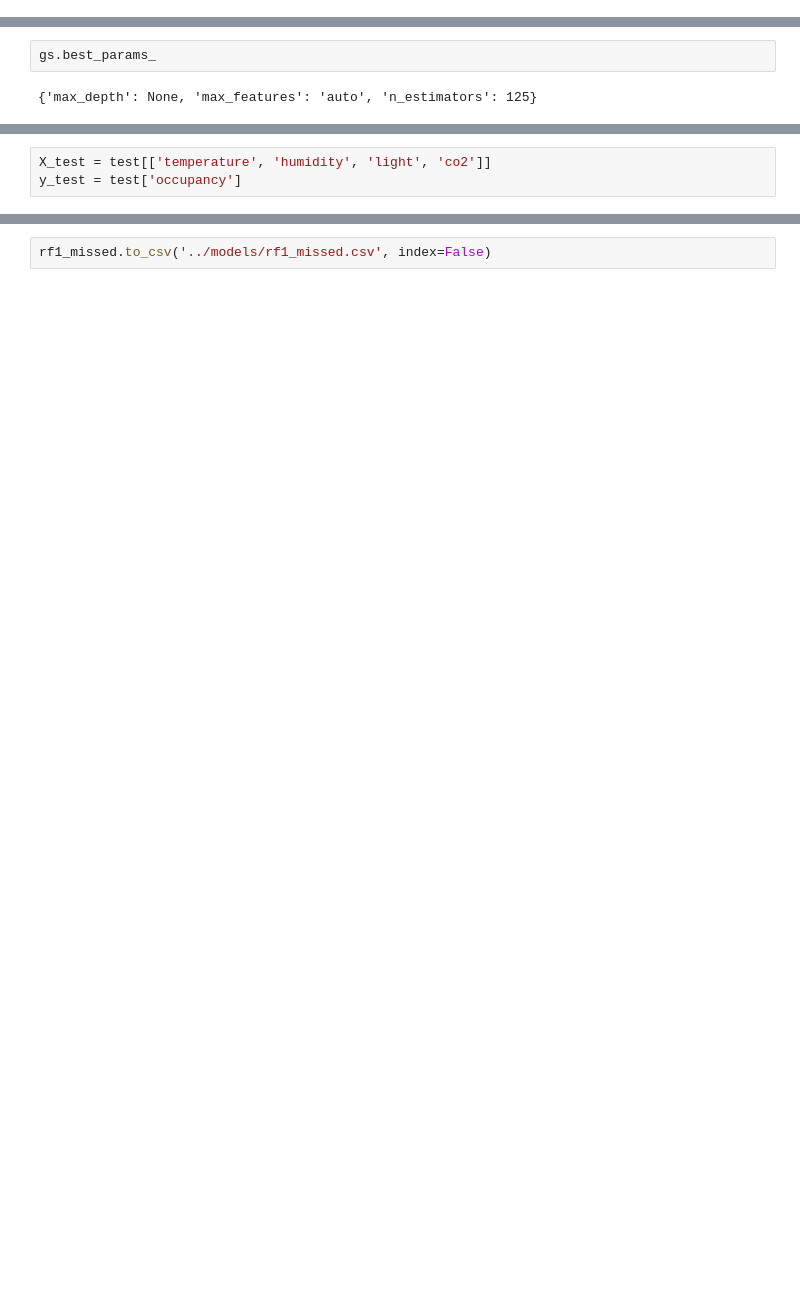
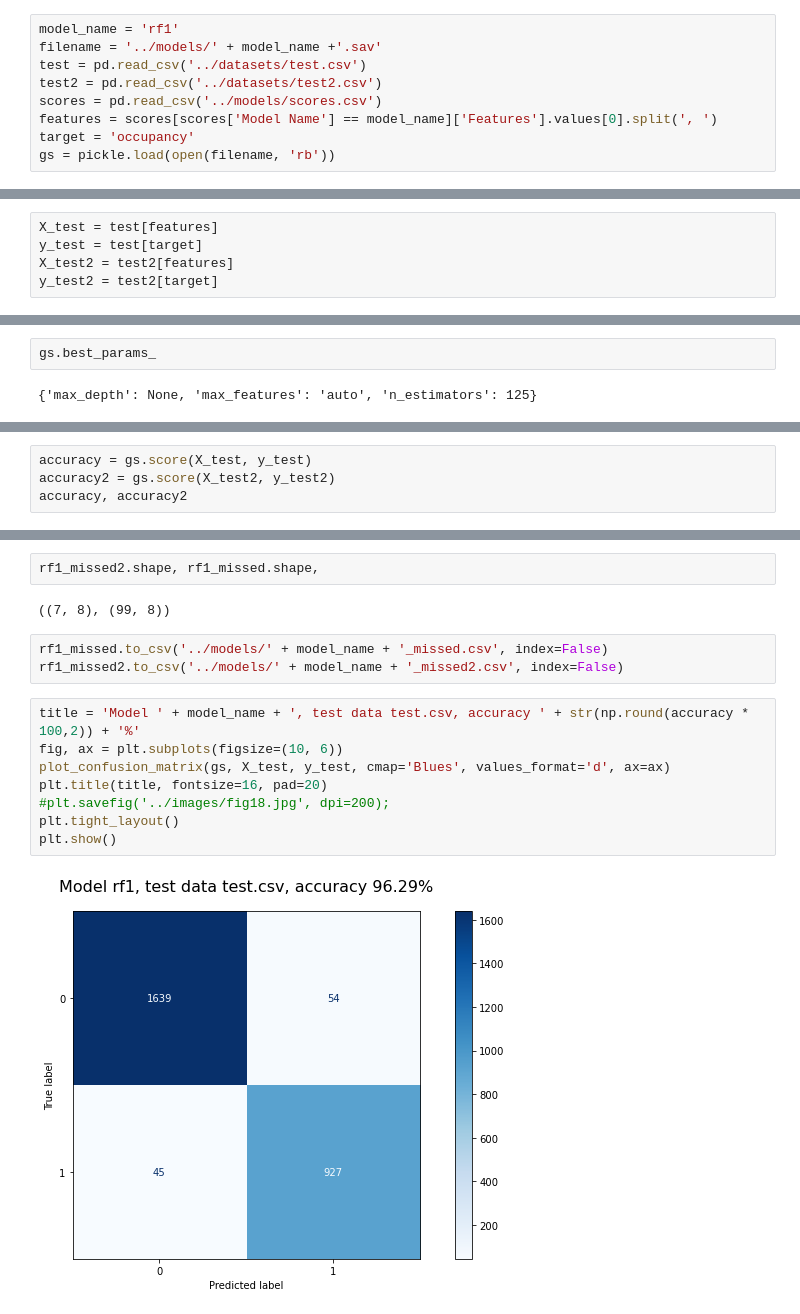
Before and after one commit to CristinaSahoo/Occupancy-Detection, a Jupyter notebook: code/model_analysis.ipynb, the cells around one changed output, grey strips where cells are left out. Drawn from its saved outputs; the diff is of its cells as text; blank space fills up the shorter version.

```diff
--- a/code/model_analysis.ipynb
+++ b/code/model_analysis.ipynb
@@ -8,0 +11,9 @@ gs = pickle.load(open(filename, 'rb'))
+# %%
+model_name = 'rf1'
+filename = '../models/' + model_name +'.sav'
+test = pd.read_csv('../datasets/test.csv')
+test2 = pd.read_csv('../datasets/test2.csv')
+scores = pd.read_csv('../models/scores.csv')
+features = scores[scores['Model Name'] == model_name]['Features'].values[0].split(', ')
+target = 'occupancy'
+gs = pickle.load(open(filename, 'rb'))
@@ -8,0 +24,5 @@ gs = pickle.load(open(filename, 'rb'))
+# %%
+X_test = test[features]
+y_test = test[target]
+X_test2 = test2[features]
+y_test2 = test2[target]
@@ -23,3 +37,4 @@ test.head()
-# %%
-X_test = test[['temperature', 'humidity', 'light', 'co2']]
-y_test = test['occupancy']
+# %%
+accuracy = gs.score(X_test, y_test)
+accuracy2 = gs.score(X_test2, y_test2)
+accuracy, accuracy2
@@ -41,2 +52,17 @@ rf1_missed.head()
+# %%
+rf1_missed2.shape, rf1_missed.shape,
+# %% [output]
+((7, 8), (99, 8))
 # %%
-rf1_missed.to_csv('../models/rf1_missed.csv', index=False)
+rf1_missed.to_csv('../models/' + model_name + '_missed.csv', index=False)
+rf1_missed2.to_csv('../models/' + model_name + '_missed2.csv', index=False)
+# %%
+title = 'Model ' + model_name + ', test data test.csv, accuracy ' + str(np.round(accuracy * 100,2)) + '%'
+fig, ax = plt.subplots(figsize=(10, 6))
+plot_confusion_matrix(gs, X_test, y_test, cmap='Blues', values_format='d', ax=ax)
+plt.title(title, fontsize=16, pad=20)
+#plt.savefig('../images/fig18.jpg', dpi=200);
+plt.tight_layout()
+plt.show()
+# %% [output]
+[figure, added]
```
Also changed, not shown: parts of 12 cells of this notebook, 12 other files.
